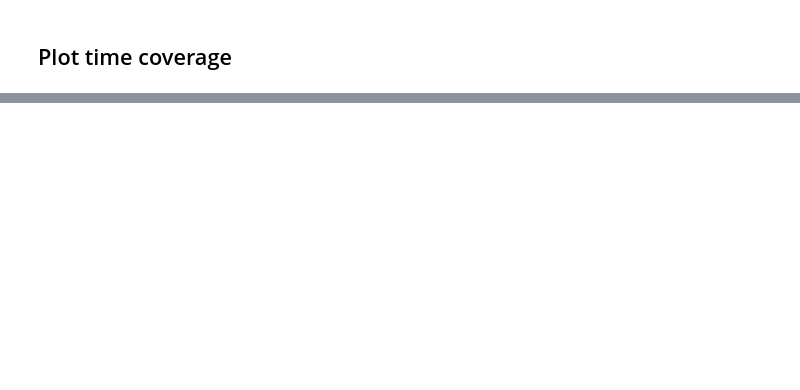
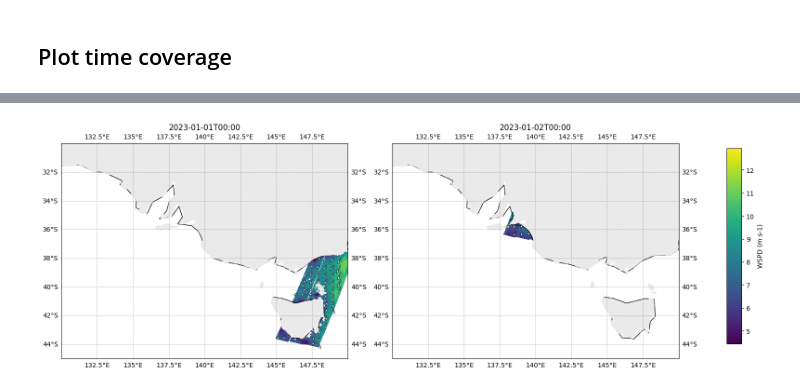
Before and after one commit to aodn/aodn_cloud_optimised, a Jupyter notebook: notebooks/satellite_wind_altimeter_delayed_qc.ipynb, the cells around one changed output, grey strips where cells are left out. Cells and saved outputs as stored; diff of their text form; code cells hidden in the pictures; blank space fills up the shorter version.

```diff
--- a/notebooks/satellite_wind_altimeter_delayed_qc.ipynb
+++ b/notebooks/satellite_wind_altimeter_delayed_qc.ipynb
@@ -132,0 +146,15 @@ time_series_df = aodn_dataset.plot_gridded_variable(var_name='WDIR',
+# %%
+%%time
+time_series_df = aodn_dataset.plot_gridded_vector_field(speed_var_name='WSPD',
+                                                    dir_var_name='WDIR',
+                                                    date_start='2023-01-01',
+                                                    lon_name_override="LONGITUDE",
+                                                    lat_name_override="LATITUDE",
+                                                    lon_slice=(130, 150),
+                                                    lat_slice=(-45, -30),
+                                                    n_days=2,
+                                                    coastline_resolution="110m",
+                                                    log_scale=False,
+                                                    skip_step=50)
+# %% [output]
+[figure, added]
```
Also changed, not shown: parts of 14 cells of this notebook, 3 other files.
